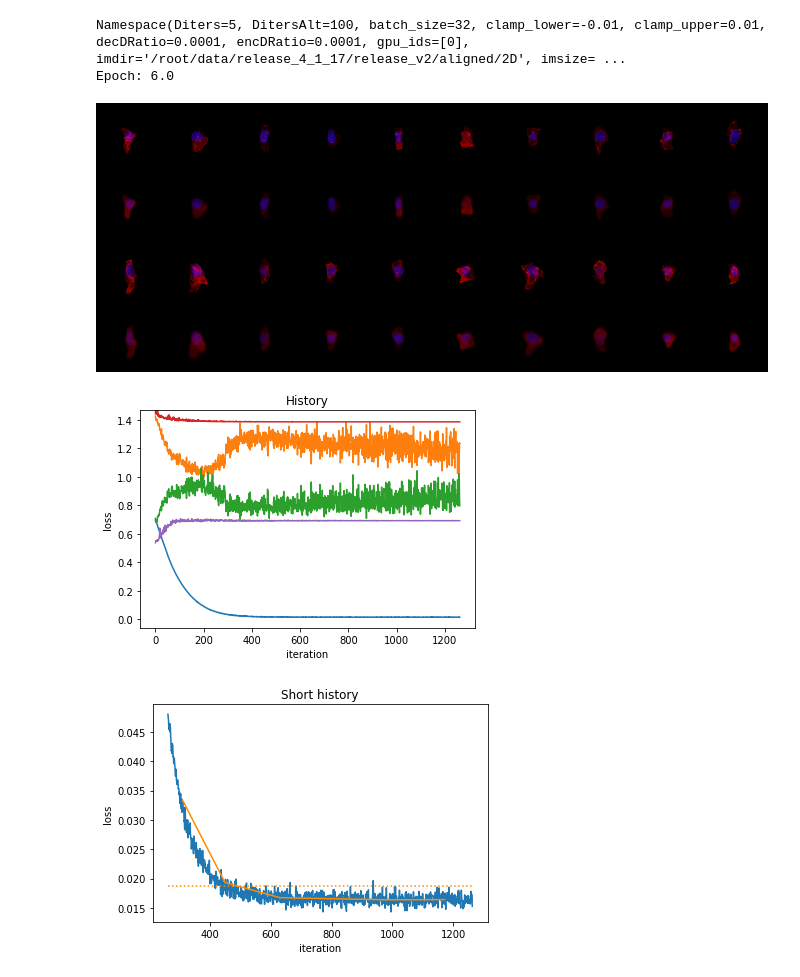
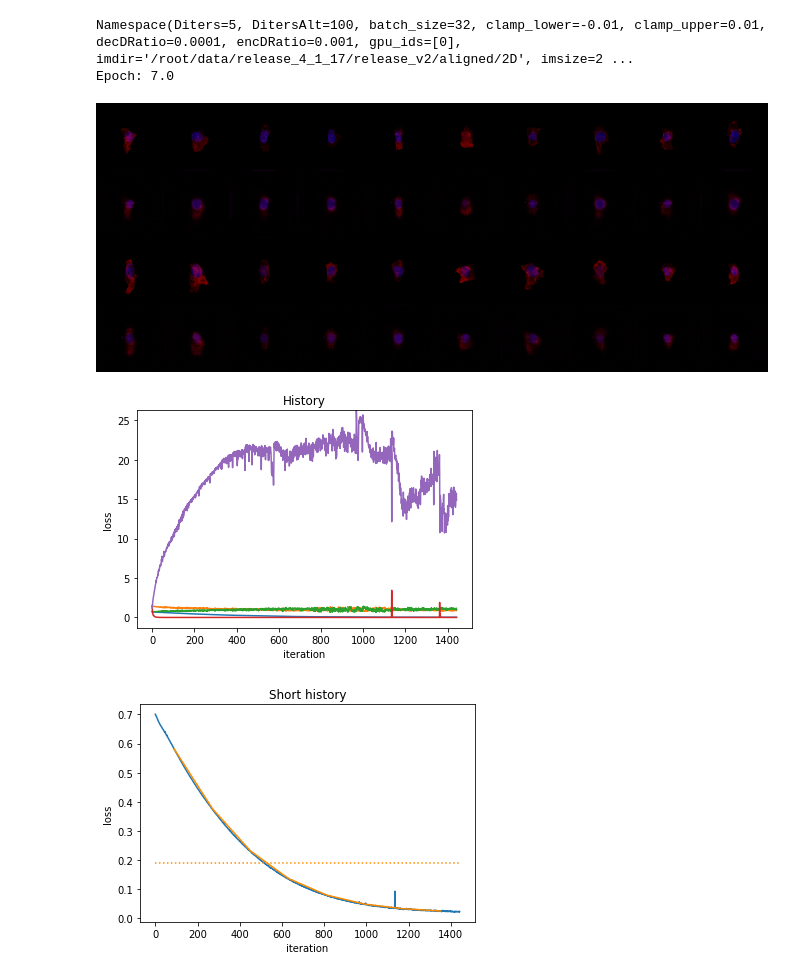
Before and after one commit to AllenCellModeling/pytorch_integrated_cell, a Jupyter notebook: plot_error.ipynb, the cells around one changed output. Cells and saved outputs as stored; diff of their text form; code cells hidden in the pictures.

```diff
--- a/plot_error.ipynb
+++ b/plot_error.ipynb
@@ -32,7 +32,7 @@ model_dir = './test_waaegan/test_waaegan3_12/'
 # model_dir = './test_waaegan/test_waaegan3_15/'
 # model_dir = './test_waaegan/test_waaegan3_16/'
 # model_dir = './test_waaegan/test_waaegan3_17/'
-model_dir = './test_waaegan/test_waaegan3_18/'
+# model_dir = './test_waaegan/test_waaegan3_18/'
 
 # model_dir = './test_waaegan/waaegan2_32D2/'
 # model_dir = './test_waaegan/waaegan2_128D/'
@@ -43,8 +43,15 @@ model_dir = './test_waaegan/test_waaegan3_18/'
 # model_dir = './test_waaegan/waaegan_1E-4/'
 # model_dir = './test_waaegan/semi_waaegan/'
 model_dir = './test_aaegan/aaegan/'
+model_dir = './test_aaegan/aaegan_256_2/'
+# model_dir = './test_aaegan/aaegan_256_3/'
+model_dir = './test_aaegan/aaegan_256_4/'
+model_dir = './test_aaegan/aaegan_256_5/'
+model_dir = './test_aaegan/aaegan_256_6/'
+model_dir = './test_aaegan/aaegan_256_7/'
+# model_dir = './test_aaegan/aaegan_256_8/'
 
-history = 1000
+history = 10000
 bw = 100
 
 opt = pickle.load( open( '{0}/opt.pkl'.format(model_dir), "rb" ) )
@@ -95,35 +102,35 @@ for uepoch in uepochs:
     epoch_iters[i] = np.mean(iters[inds])
     i+=1
 
 mval = np.mean(losses)
 
 plt.figure(2)
 plt.plot(x, y)
 plt.plot(epoch_iters, epoch_losses, color='darkorange')
 plt.plot([np.min(iters), np.max(iters)], [mval, mval], color='darkorange', linestyle=':')
 
 plt.title('Short history')
 plt.xlabel('iteration')
 plt.ylabel('loss')
 
 
 plt.figure(3)
 plt.scatter(embedding[:,0], embedding[:,1])
 plt.xlim([-4, 4])
 plt.ylim([-4, 4])
 plt.axis('equal')
 plt.xlabel('z1')
 plt.ylabel('z2')
 plt.title('latent space embedding')
 # plt.savefig('./{0}/embedding_{1}.png'.format(opt.save_dir, epoch), dpi=75)
 
 
 
 im_progress_path = '{0}/progress_{1}.png'.format(model_dir, epoch)
 display(Image(im_progress_path, unconfined=True))
 # %% [output]
-Namespace(Diters=5, DitersAlt=100, batch_size=32, clamp_lower=-0.01, clamp_upper=0.01, decDRatio=0.0001, encDRatio=0.0001, gpu_ids=[0], imdir='/root/data/release_4_1_17/release_v2/aligned/2D', imsize= ...
-Epoch: 6.0
+Namespace(Diters=5, DitersAlt=100, batch_size=32, clamp_lower=-0.01, clamp_upper=0.01, decDRatio=0.0001, encDRatio=0.001, gpu_ids=[0], imdir='/root/data/release_4_1_17/release_v2/aligned/2D', imsize=2 ...
+Epoch: 7.0
-[figure, old version]
+[figure, new version]
-[figure, old version]
+[figure, new version]
-[figure, old version]
+[figure, new version]
```
Also changed, not shown: parts of 1 cell of this notebook.
